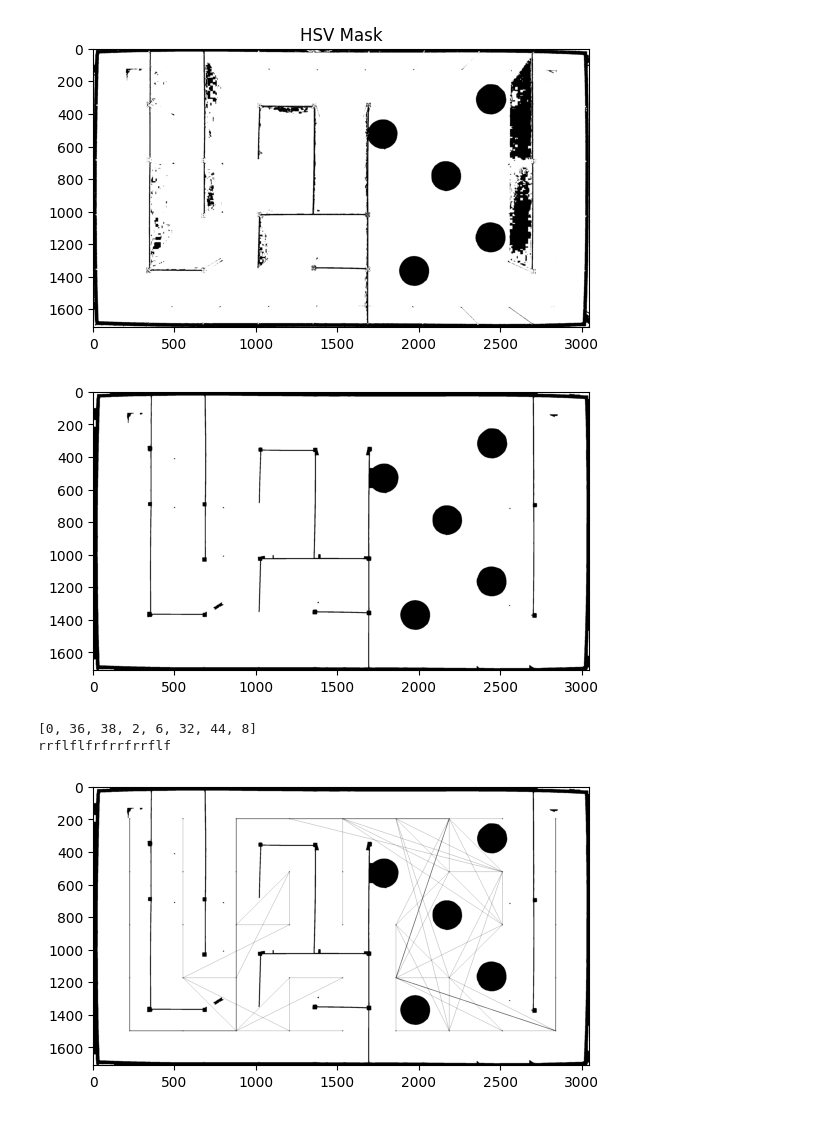
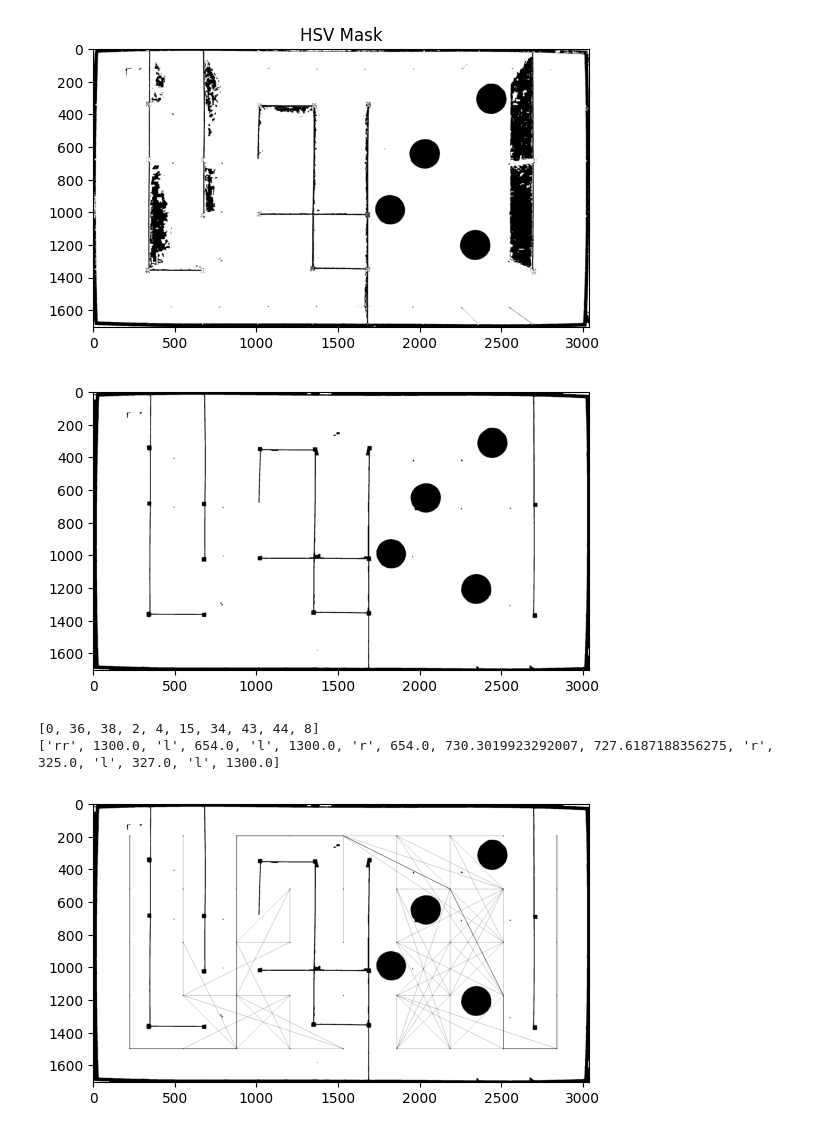
Before and after one commit to KevChen2003/Micromouse-Project, a Jupyter notebook: path_planning.ipynb, the cells around one changed output. Cells and saved outputs as stored; diff of their text form; code cells hidden in the pictures.

Commit message:
changed command sequence

```diff
--- a/path_planning.ipynb
+++ b/path_planning.ipynb
@@ -13,7 +13,7 @@ random.seed(42)
 # General settings
 seed = 42
 # image_file = "maze1234.png"
-image_file = "continuous_maze_1_cropped.jpeg"
+image_file = "continuous_maze_2_cropped.jpeg"
 
 # Occupancy map
 unsafe_iterations = 3
@@ -39,7 +39,7 @@ plt.title("HSV Mask")
 
 plt.show()
 # %% [output]
-[figure, old version]
+[figure, new version]
 # %%
 # Applying Erosion + Dilation to the Image
 
@@ -109,7 +109,7 @@ plt.show(gray_image)
 # # Display resulting image
 # plt.show()
 # %% [output]
-[figure, old version]
+[figure, new version]
 # %%
 class Node:
     def __init__(self, node_id, x, y):
@@ -313,7 +313,7 @@ for node_id in nodes:
             continue
         node_2_x, node_2_y = bfs_graph.nodes[node_id_2].get_point()
         if prm_path_clear(grid_image, node_x, node_y, node_2_x, node_2_y):
-            bfs_graph.add_edge(node_id, node_id_2, 1)
+            bfs_graph.add_edge(node_id, node_id_2, find_distance(node_x, node_y, node_2_x, node_2_y))
 
 # Displaying nodes as light green circles with radius 3
 for node_id in bfs_graph.get_nodes():
@@ -368,7 +368,10 @@ print(path)
 
 # + 4 if negative until positive
 
-commands = ''
+# now we have to consider that the dijkstra paths don't just go to the nearest node in the maze, it goes to the
+# cheapest one so it might jump directly
+
+commands = []
 
 for i in range(1, len(path)):
     last_node = bfs_graph.nodes[path[i - 1]]
@@ -387,37 +390,42 @@ for i in range(1, len(path)):
     if i == 1:
         last_dir = 0
     else:
         if bfs_graph.nodes[path[i-1]].get_point()[0] - bfs_graph.nodes[path[i-2]].get_point()[0] < 0:
             last_dir = 3
         elif bfs_graph.nodes[path[i-1]].get_point()[0] - bfs_graph.nodes[path[i-2]].get_point()[0] > 0:
             last_dir = 1
         elif bfs_graph.nodes[path[i-1]].get_point()[1] - bfs_graph.nodes[path[i-2]].get_point()[1] < 0:
             last_dir = 0
         elif bfs_graph.nodes[path[i-1]].get_point()[1] - bfs_graph.nodes[path[i-2]].get_point()[1] > 0:
             last_dir = 2
 
     next_dir = global_dir - last_dir
 
     if next_dir < 0:
         next_dir += 4
 
     # strings format following what we used on our demo
     # using two right turns to turn 180
     if next_dir == 0:
-        commands += 'f'
+#         commands.append('f')
+        commands.append(find_distance(curr_node.get_point()[0], curr_node.get_point()[1], last_node.get_point()[0], last_node.get_point()[1]))
     elif next_dir == 1:
-        commands += 'rf'
+        commands.append('r')
+        commands.append(find_distance(curr_node.get_point()[0], curr_node.get_point()[1], last_node.get_point()[0], last_node.get_point()[1]))
     elif next_dir == 2:
-        commands += 'rrf'
+        commands.append('rr')
+        commands.append(find_distance(curr_node.get_point()[0], curr_node.get_point()[1], last_node.get_point()[0], last_node.get_point()[1]))
     elif next_dir == 3:
-        commands += 'lf'
+        commands.append('l')
+        commands.append(find_distance(curr_node.get_point()[0], curr_node.get_point()[1], last_node.get_point()[0], last_node.get_point()[1]))
+
 
 print(commands)
 
 # Displaying resulting image
 plt.imshow(grid_image, cmap='gray')
 plt.show()
 # %% [output]
-[0, 36, 38, 2, 6, 32, 44, 8]
-rrflflfrfrrfrrflf
+[0, 36, 38, 2, 4, 15, 34, 43, 44, 8]
+['rr', 1300.0, 'l', 654.0, 'l', 1300.0, 'r', 654.0, 730.3019923292007, 727.6187188356275, 'r', 325.0, 'l', 327.0, 'l', 1300.0]
-[figure, old version]
+[figure, new version]
```
Also changed, not shown: 2 other files.
